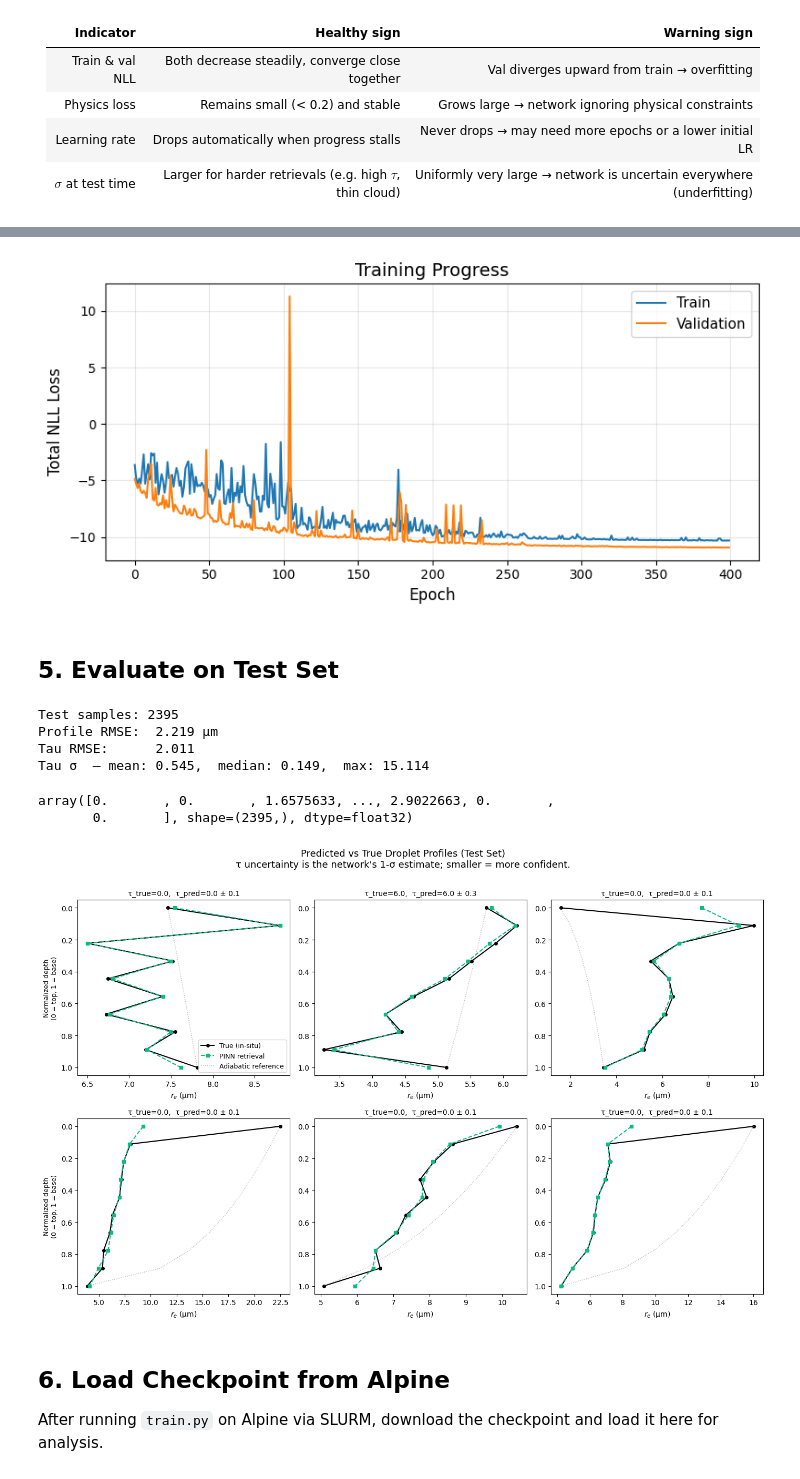
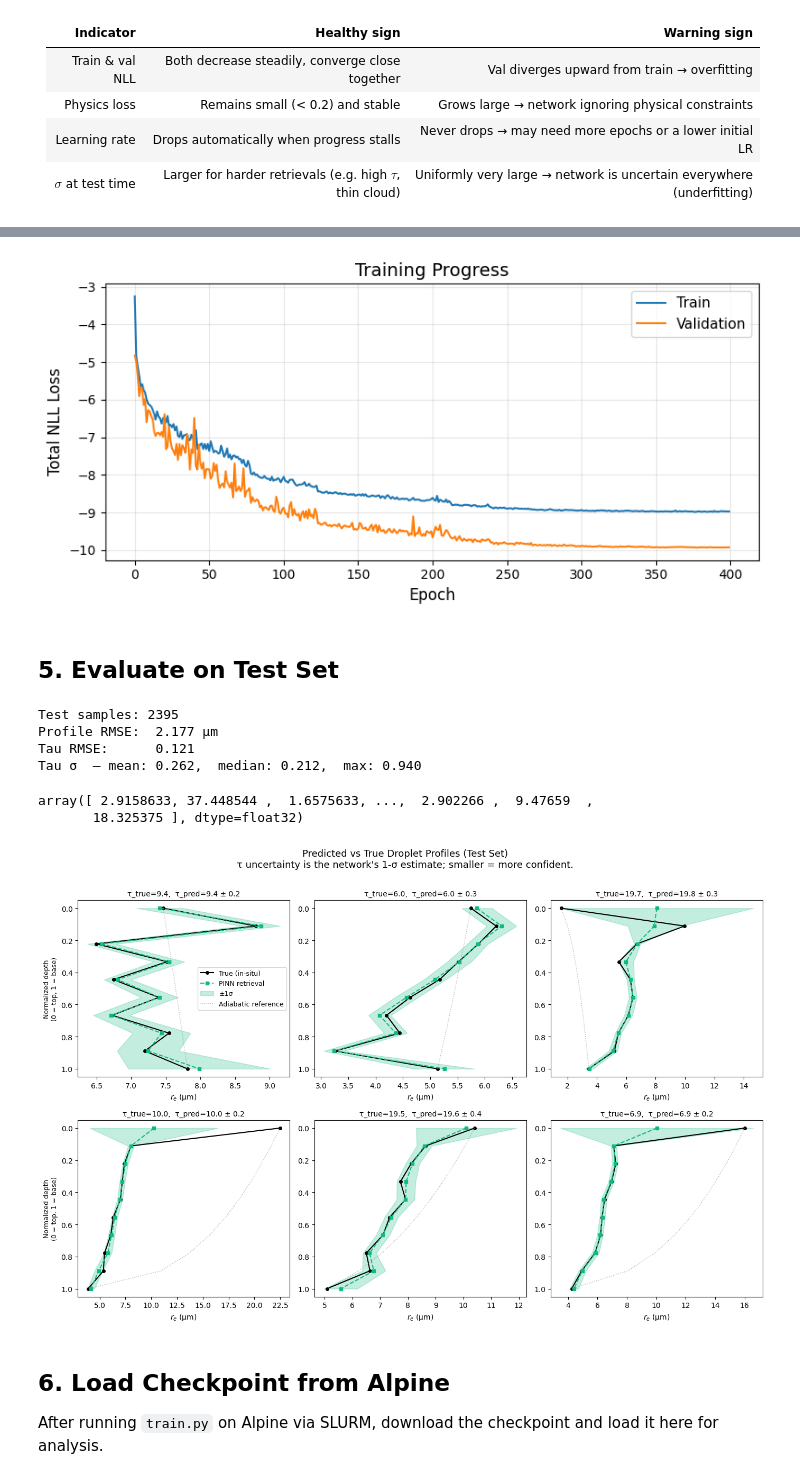
Before and after one commit to andrewjbuggee/Python-Research, a Jupyter notebook: lasp-CU-paper-3/02_training_experimentation.ipynb, the cells around one changed output, grey strips where cells are left out. Cells and saved outputs as stored; diff of their text form; code cells hidden in the pictures.

```diff
--- a/lasp-CU-paper-3/02_training_experimentation.ipynb
+++ b/lasp-CU-paper-3/02_training_experimentation.ipynb
@@ -54,7 +54,7 @@ Using device: mps
 #
 # Note: write the space in the directory name literally — do NOT use the shell
 # escape backslash (My\ Passport). That syntax only works in a terminal.
-H5_PATH = '/Volumes/My Passport/neural_network_training_data/training_data_VR_sza_0_23_33_41.h5'
+H5_PATH = '/Volumes/My Passport/neural_network_training_data/training_data_VR_sza_0_23_33_41_2.h5'
 
 # batch_size=256: how many spectra (training samples) are processed together in one
 # forward + backward pass. Each sample is one (reflectance spectrum, cloud profile, tau_c)
@@ -442,7 +489,7 @@ ax.grid(True, alpha=0.3)
 plt.tight_layout()
 plt.show()
 # %% [output]
-[figure, old version]
+[figure, new version]
 # %% [markdown]
 ## 5. Evaluate on Test Set
 # %%
@@ -460,6 +507,7 @@ all_profiles_true = []
 all_tau_pred      = []
 all_tau_true      = []
 all_tau_std       = []
+all_profiles_std  = []
 
 with torch.no_grad():
     for x, prof_true, tau_true in test_loader:
@@ -483,8 +531,11 @@ with torch.no_grad():
         tau_true_phys = (tau_true.numpy() * (config.tau_max - config.tau_min)
                          + config.tau_min)
 
+        prof_std = output['profile_std'].cpu().numpy()
+
         all_profiles_pred.append(prof_pred)
         all_profiles_true.append(prof_true_phys)
+        all_profiles_std.append(prof_std)
         all_tau_pred.append(tau_pred_phys)
         all_tau_true.append(tau_true_phys)
         all_tau_std.append(tau_std_phys)
@@ -494,7 +545,8 @@ profiles_pred = np.concatenate(all_profiles_pred)   # (n_test, n_levels)
 profiles_true = np.concatenate(all_profiles_true)
 tau_pred      = np.concatenate(all_tau_pred)         # (n_test,)
 tau_true      = np.concatenate(all_tau_true)
-tau_std       = np.concatenate(all_tau_std)          # (n_test,) — 1-sigma uncertainty
+tau_std       = np.concatenate(all_tau_std)          # (n_test,) — 1-sigma uncertainty on tau
+profiles_std  = np.concatenate(all_profiles_std)  # (n_test, n_levels) — 1-sigma per level
 
 print(f"Test samples: {len(profiles_pred)}")
 # RMSE (root mean squared error) is in μm for profiles, dimensionless for tau.
@@ -505,14 +557,15 @@ print(f"Tau RMSE:      {np.sqrt(np.mean((tau_pred - tau_true)**2)):.3f}")
 print(f"Tau σ  — mean: {tau_std.mean():.3f},  median: {np.median(tau_std):.3f},  max: {tau_std.max():.3f}")
 # %% [output]
 Test samples: 2395
-Profile RMSE:  2.219 μm
-Tau RMSE:      2.011
-Tau σ  — mean: 0.545,  median: 0.149,  max: 15.114
+Profile RMSE:  2.177 μm
+Tau RMSE:      0.121
+Tau σ  — mean: 0.262,  median: 0.212,  max: 0.940
 # %%
 tau_true
+tau_std
 # %% [output]
-array([0.       , 0.       , 1.6575633, ..., 2.9022663, 0.       ,
-       0.       ], shape=(2395,), dtype=float32)
+array([ 2.9158633, 37.448544 ,  1.6575633, ...,  2.902266 ,  9.47659  ,
+       18.325375 ], dtype=float32)
 # %%
 n_show = 6
 fig, axes = plt.subplots(2, 3, figsize=(14, 9))
@@ -536,6 +589,14 @@ for k, (ax, i) in enumerate(zip(axes.flat, idx)):
     # Predicted profile: the network's mean r_e estimate at the same 10 levels.
     ax.plot(profiles_pred[i], z_norm, 's--', color='#10B981', markersize=4,
             linewidth=1.5, label='PINN retrieval')
+
+    # ±1σ uncertainty shading around the predicted profile.
+    # profiles_std[i] is the per-level aleatoric uncertainty (μm) from the
+    # network's profile_std_head. The shaded band spans mean ± 1σ at each level.
+    ax.fill_betweenx(z_norm,
+                     profiles_pred[i] - profiles_std[i],
+                     profiles_pred[i] + profiles_std[i],
+                     alpha=0.25, color='#10B981', label='±1σ')
 
     # Adiabatic reference: the smooth, monotonically increasing r_e profile
     # from Paper 1 Eq. 4, using the TRUE cloud top and base radii as endpoints.
@@ -543,34 +604,34 @@ for k, (ax, i) in enumerate(zip(axes.flat, idx)):
     # better by not constraining the shape.
     r_adiab = adiabatic_profile(profiles_true[i, 0], profiles_true[i, -1], config.n_levels)
     ax.plot(r_adiab, z_norm, ':', color='gray', linewidth=1, alpha=0.6,
             label='Adiabatic reference')
 
     ax.set_xlabel('$r_e$ (μm)', fontsize=10)
     if k % 3 == 0:
         ax.set_ylabel('Normalized depth\n(0 = top, 1 = base)', fontsize=9)
 
     # invert_yaxis() puts cloud top (z_norm=0) at the top of the y-axis,
     # which is the conventional orientation for vertical atmospheric profiles.
     ax.invert_yaxis()
 
     # Show tau prediction with ±1σ uncertainty in the subplot title.
     # tau_std[i] is the network's estimated 1-sigma uncertainty on tau_c,
     # in the same physical units as tau_c.
     ax.set_title(
         f'τ_true={tau_true[i]:.1f},  '
         f'τ_pred={tau_pred[i]:.1f} ± {tau_std[i]:.1f}',
         fontsize=10,
     )
     if k == 0:
         ax.legend(fontsize=9)
 
 plt.suptitle('Predicted vs True Droplet Profiles (Test Set)\n'
              'τ uncertainty is the network\'s 1-σ estimate; smaller = more confident.',
              fontsize=13, y=1.01)
 plt.tight_layout()
 plt.show()
 # %% [output]
-[figure, old version]
+[figure, new version]
 # %% [markdown]
 ## 6. Load Checkpoint from Alpine
 
```
Also changed, not shown: parts of 3 cells of this notebook, 5 other files.
